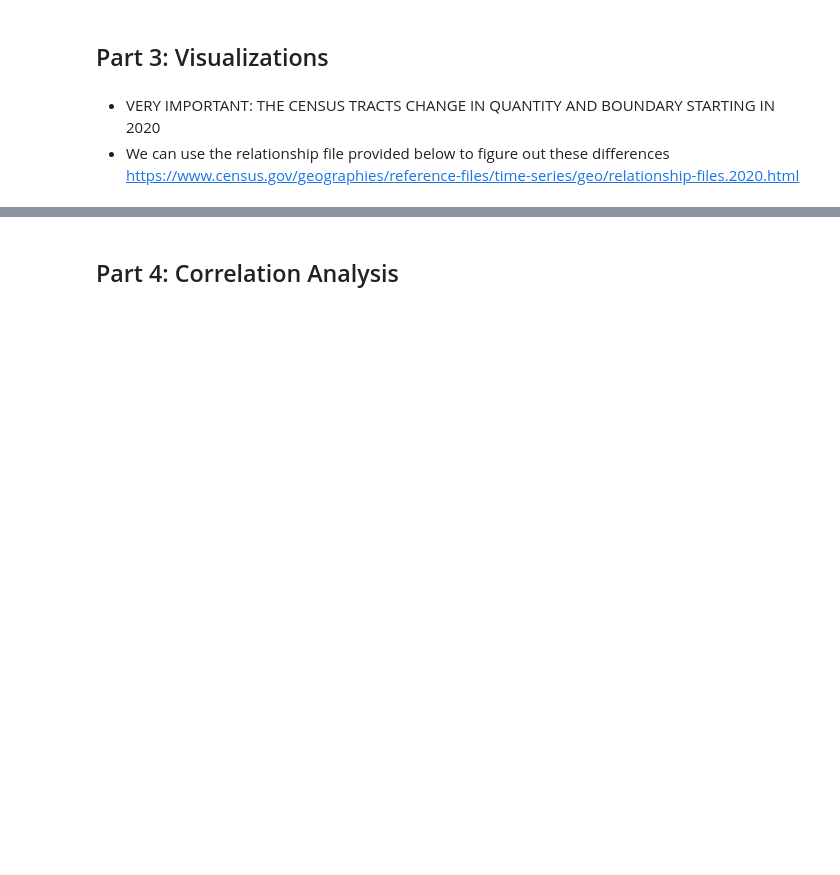
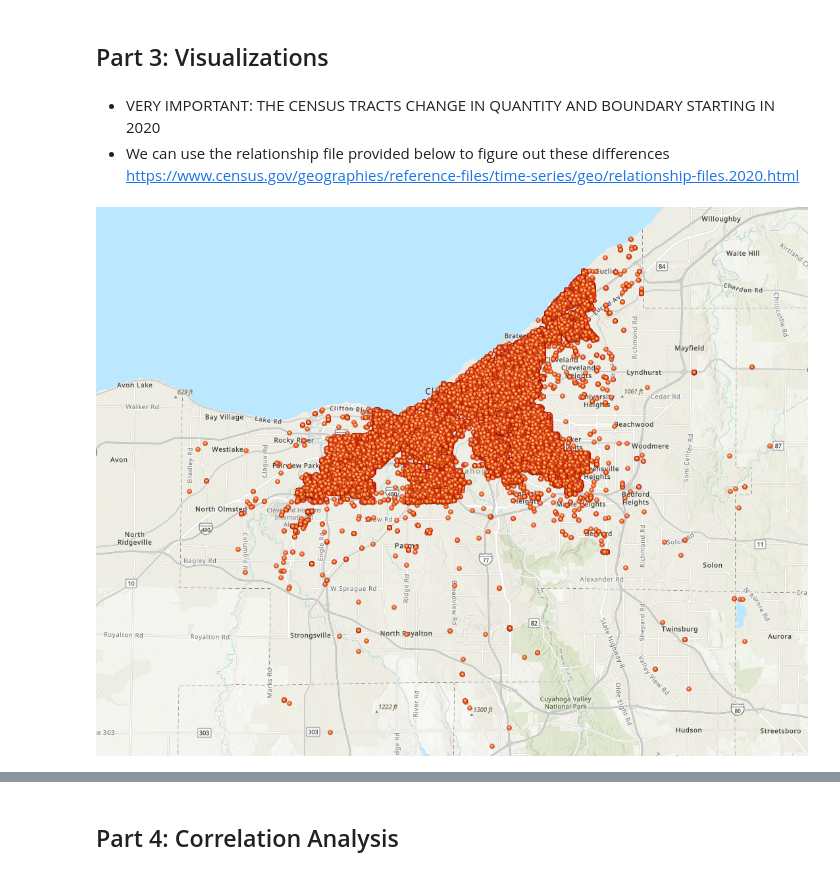
Before and after one commit to Neniflight/crime_forecast_in_cleveland, a Jupyter notebook: notebook.ipynb, the cells around one changed output, grey strips where cells are left out. Saved outputs shown, nothing was run; the diff lists cells and outputs as text; code cells hidden in the pictures; blank space fills up the shorter version.

```diff
--- a/notebook.ipynb
+++ b/notebook.ipynb
@@ -309,4 +328,10 @@ https://www.census.gov/geographies/reference-files/time-series/geo/relationship-
 #     gif_path = os.path.join(output_dir, f"{col}.gif")
 #     imageio.mimsave(gif_path, frames, duration=2.0,loop=0)  # 1 second per frame
 # %%
-# cuya
+from IPython.display import Image
+p1 = 'data\\total_crime_in_cleveland.png'
+p2 = 'data\\violent_crime_in_cleveland.png'
+# Display the image
+Image(filename=p1)
+# %% [output]
+[figure, added]
```
Also changed, not shown: parts of 10 cells of this notebook.
